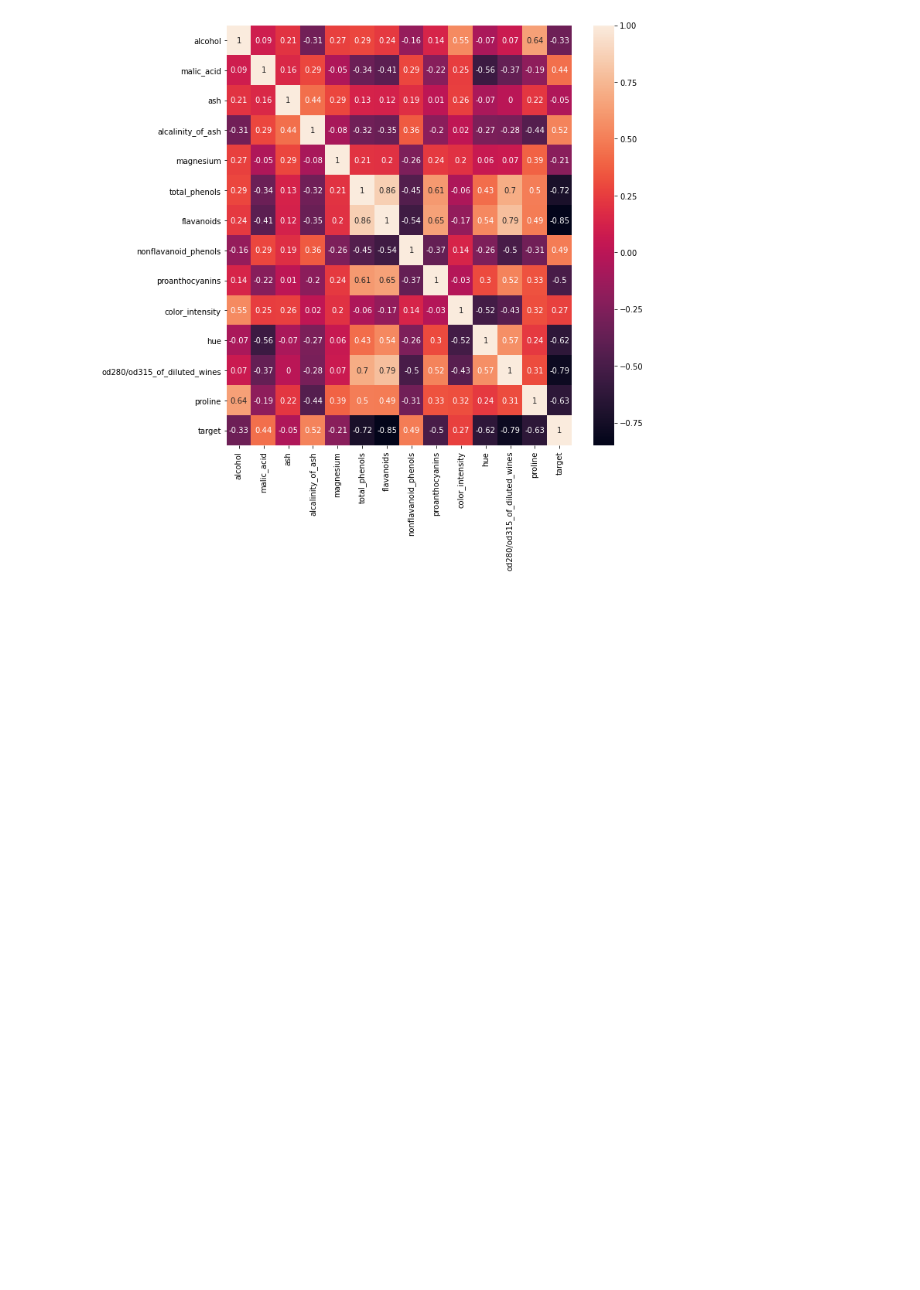
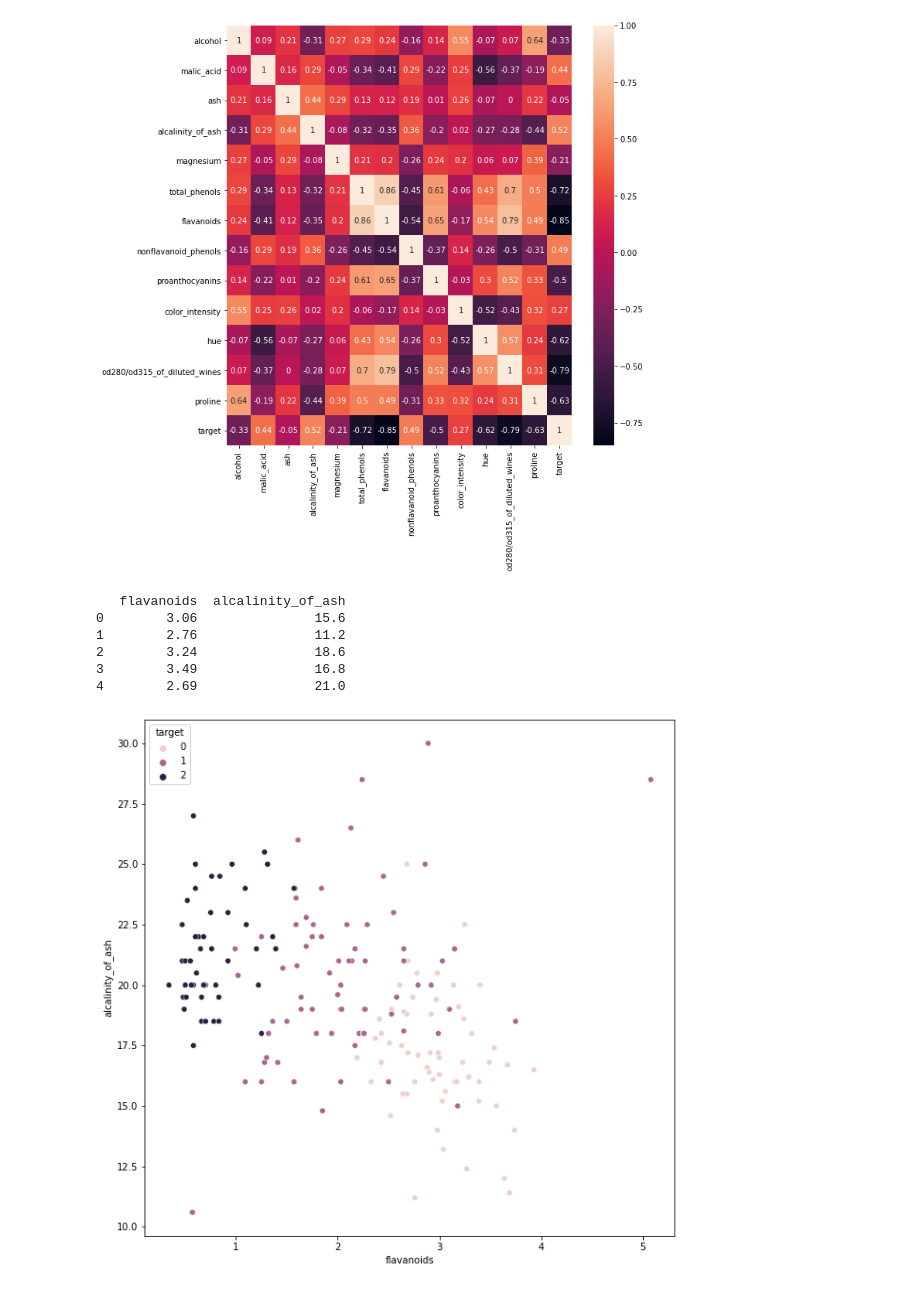
Before and after one commit to itswagi/Wine-Dataset-ML-Project, a Jupyter notebook: wine_dataset.ipynb, the cells around one changed output. Saved outputs shown, nothing was run; the diff lists cells and outputs as text; code cells hidden in the pictures; blank space fills up the shorter version.

```diff
--- a/wine_dataset.ipynb
+++ b/wine_dataset.ipynb
@@ -162,3 +162,19 @@ sns.heatmap(data=corr_matrix, annot=True)
 plt.show()
 # %% [output]
 [figure]
+# %%
+data_features = wine_df[['flavanoids', 'alcalinity_of_ash']]
+print(data_features.head())
+# %% [output]
+   flavanoids  alcalinity_of_ash
+0        3.06               15.6
+1        2.76               11.2
+2        3.24               18.6
+3        3.49               16.8
+4        2.69               21.0
+# %%
+plt.figure(figsize=(10,10))
+sns.scatterplot(data_features.flavanoids, data_features.alcalinity_of_ash, hue=wine_df.target)
+plt.show()
+# %% [output]
+[figure, added]
```
Also changed, not shown: parts of 7 cells of this notebook.
